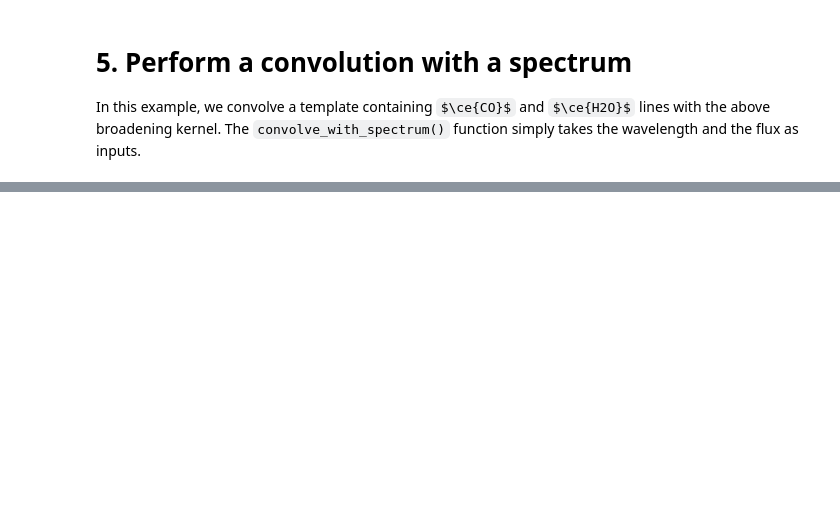
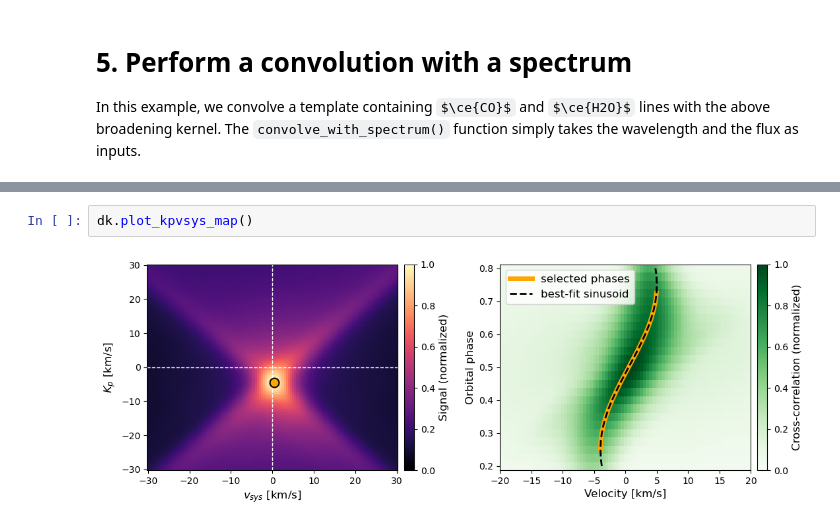
Before and after one commit to joostwardenier/dopplerkernel, a Jupyter notebook: doppler_kernel_tutorial.ipynb, the cells around one changed output, grey strips where cells are left out. Drawn from its saved outputs; the diff is of its cells as text; some formulas as TeX source; blank space fills up the shorter version.

```diff
--- a/doppler_kernel_tutorial.ipynb
+++ b/doppler_kernel_tutorial.ipynb
@@ -91,0 +149,4 @@ number of wavelength points: 46040
+# %%
+dk.plot_kpvsys_map()
+# %% [output]
+[figure, added]
```
Also changed, not shown: parts of 9 cells of this notebook.
